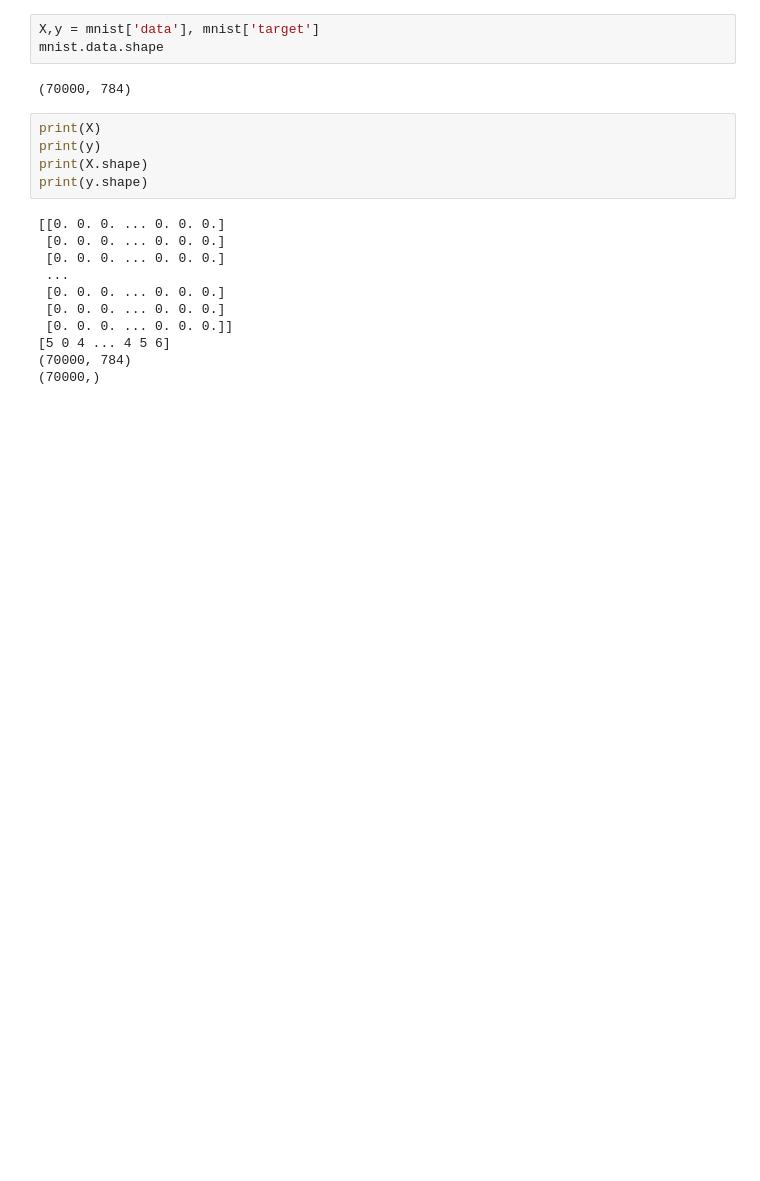
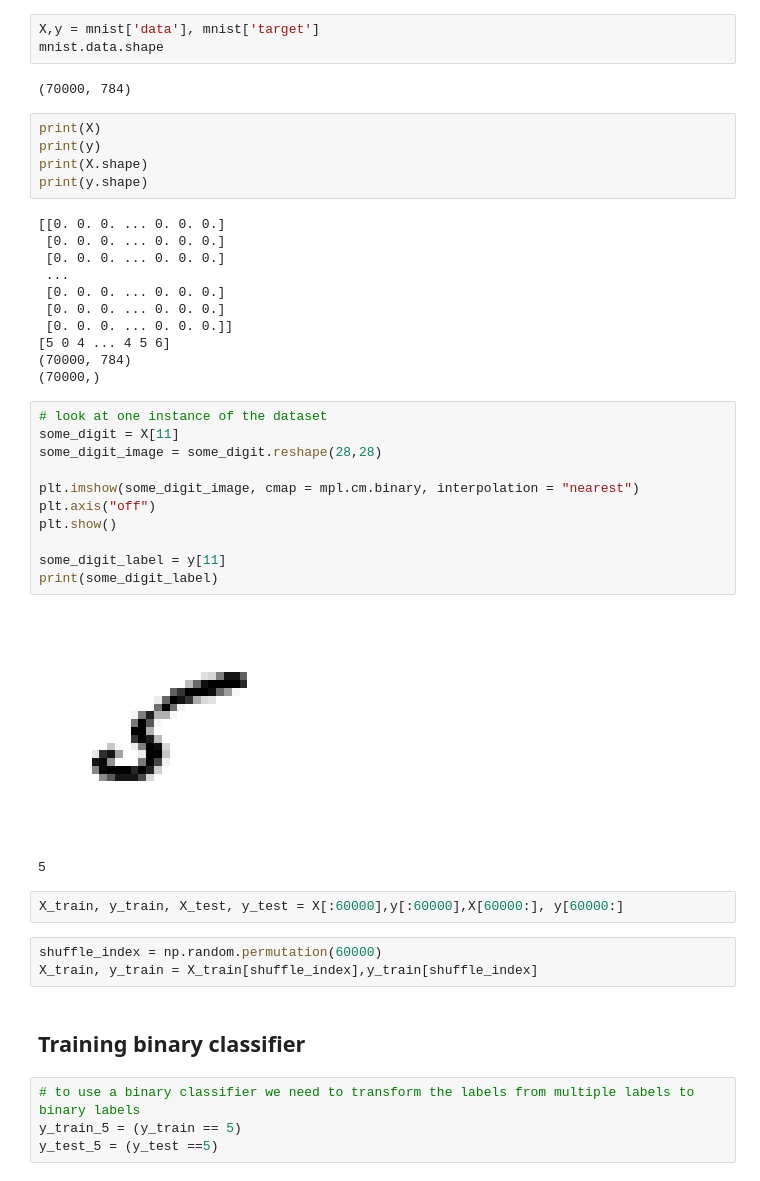
Before and after one commit to SusanneHeinrichs/Hands-on-ML, a Jupyter notebook: Chapter3/Classification/MNIST.ipynb, the cells around one changed output. Drawn from its saved outputs; the diff is of its cells as text; blank space fills up the shorter version.

```diff
--- a/Chapter3/Classification/MNIST.ipynb
+++ b/Chapter3/Classification/MNIST.ipynb
@@ -73,3 +82,28 @@ print(y.shape)
 [5 0 4 ... 4 5 6]
 (70000, 784)
 (70000,)
+# %%
+# look at one instance of the dataset
+some_digit = X[11]
+some_digit_image = some_digit.reshape(28,28)
+
+plt.imshow(some_digit_image, cmap = mpl.cm.binary, interpolation = "nearest")
+plt.axis("off")
+plt.show()
+
+some_digit_label = y[11]
+print(some_digit_label)
+# %% [output]
+[figure, added]
+5
+# %%
+X_train, y_train, X_test, y_test = X[:60000],y[:60000],X[60000:], y[60000:]
+# %%
+shuffle_index = np.random.permutation(60000)
+X_train, y_train = X_train[shuffle_index],y_train[shuffle_index]
+# %% [markdown]
+## Training binary classifier
+# %%
+# to use a binary classifier we need to transform the labels from multiple labels to binary labels
+y_train_5 = (y_train == 5)
+y_test_5 = (y_test ==5)
```
Also changed, not shown: parts of 22 cells of this notebook.
